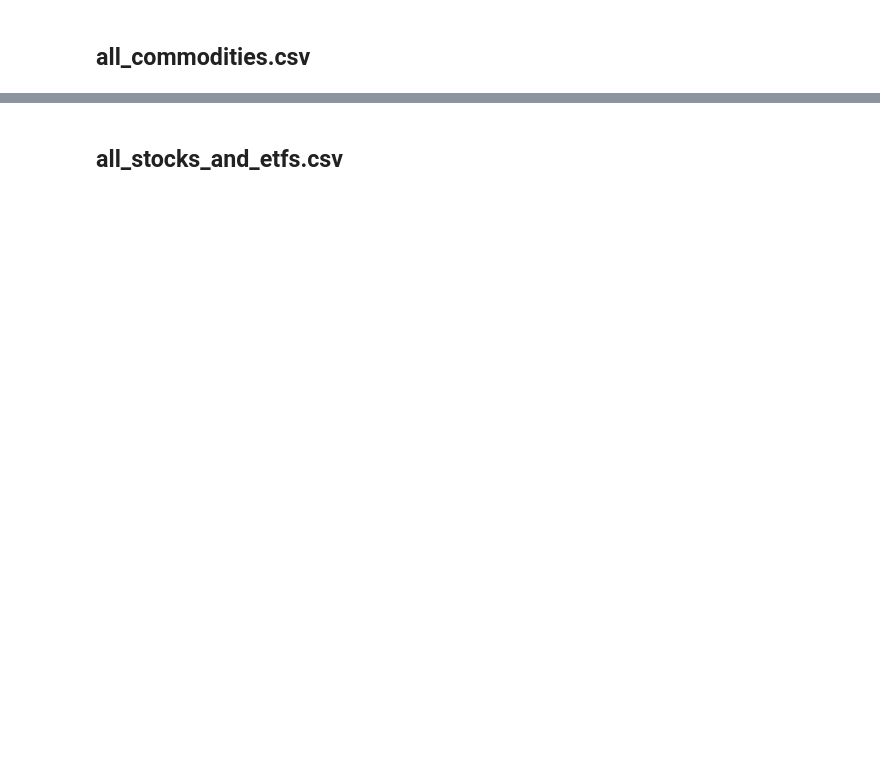
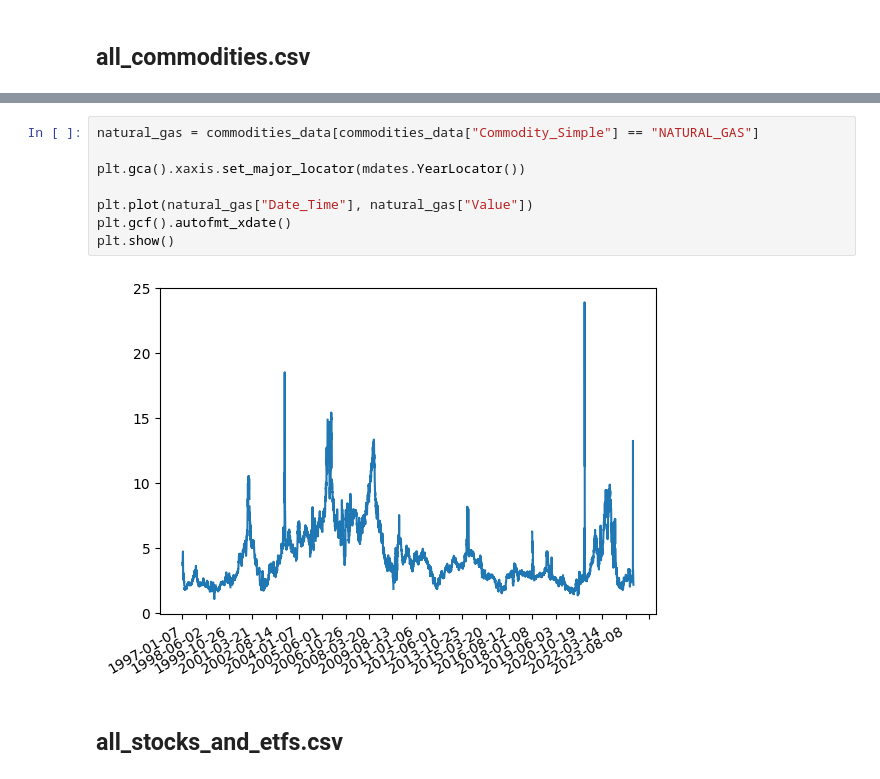
Before and after one commit to nklatsky/datathon-s24-team4-code, a Jupyter notebook: eda.ipynb, the cells around one changed output, grey strips where cells are left out. Saved outputs shown, nothing was run; the diff lists cells and outputs as text; blank space fills up the shorter version.

```diff
--- a/eda.ipynb
+++ b/eda.ipynb
@@ -128,2 +149,12 @@ Year  -  <class 'numpy.int64'>
+# %%
+natural_gas = commodities_data[commodities_data["Commodity_Simple"] == "NATURAL_GAS"]
+
+plt.gca().xaxis.set_major_locator(mdates.YearLocator())
+
+plt.plot(natural_gas["Date_Time"], natural_gas["Value"])
+plt.gcf().autofmt_xdate()
+plt.show()
+# %% [output]
+[figure, added]
 # %% [markdown]
 ## **all_stocks_and_etfs.csv**
```
Also changed, not shown: parts of 22 cells of this notebook.
